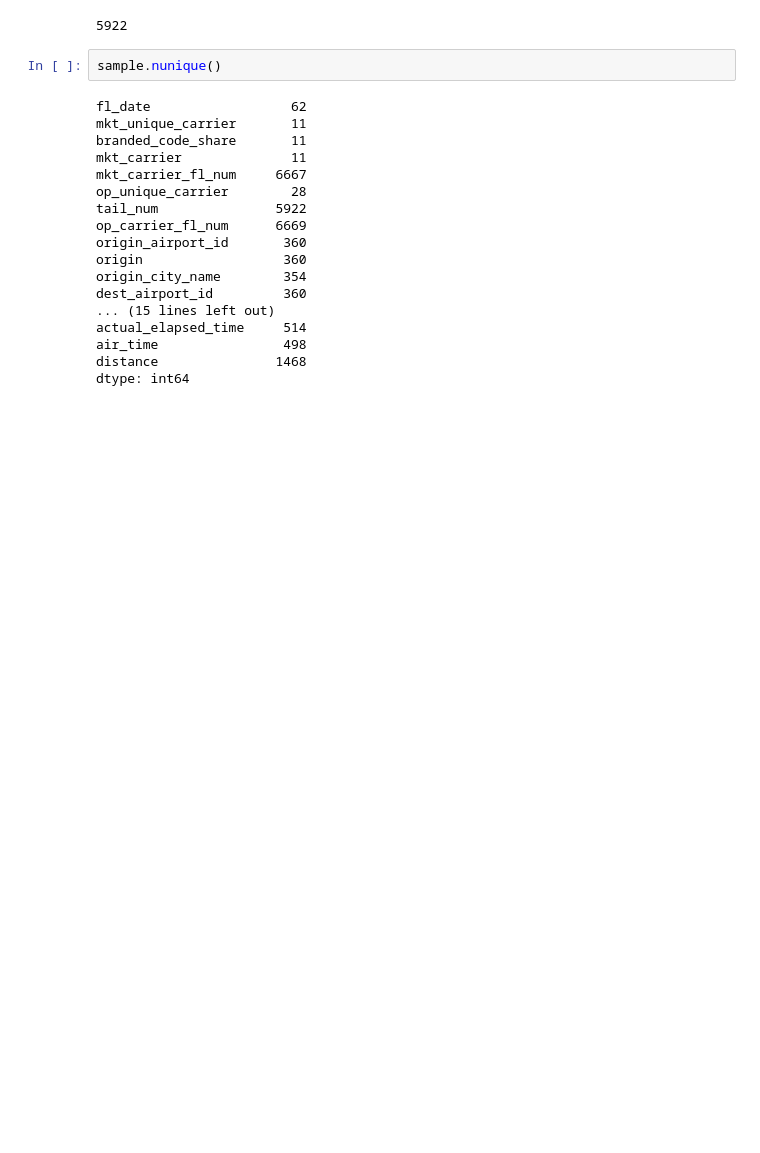
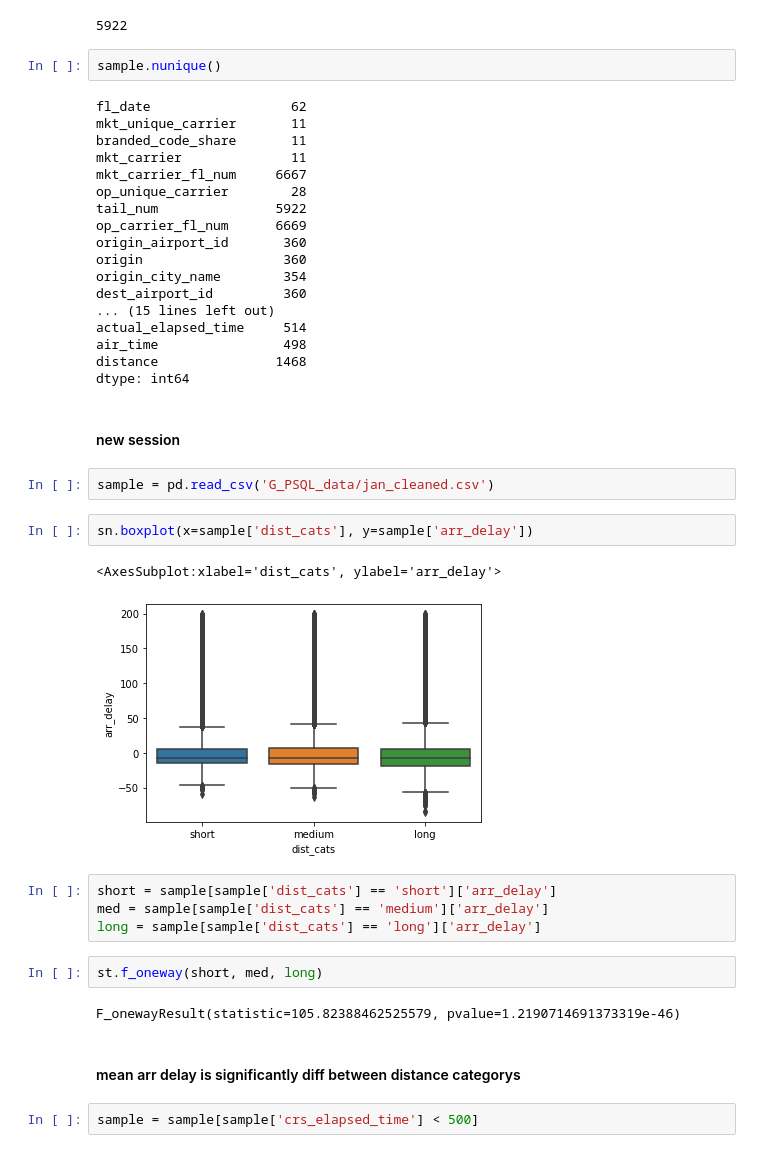
Before and after one commit to Graham-Broughton/flight_delay, a Jupyter notebook: EDA_and_preprocessing/Visualization Workbook.ipynb, the cells around one changed output. Drawn from its saved outputs; the diff is of its cells as text; blank space fills up the shorter version.

```diff
--- a/EDA_and_preprocessing/Visualization Workbook.ipynb
+++ b/EDA_and_preprocessing/Visualization Workbook.ipynb
@@ -83,3 +63,24 @@ actual_elapsed_time     514
 air_time                498
 distance               1468
 dtype: int64
+# %% [markdown]
+#### new session
+# %%
+sample = pd.read_csv('G_PSQL_data/jan_cleaned.csv')
+# %%
+sn.boxplot(x=sample['dist_cats'], y=sample['arr_delay'])
+# %% [output]
+<AxesSubplot:xlabel='dist_cats', ylabel='arr_delay'>
+[figure, added]
+# %%
+short = sample[sample['dist_cats'] == 'short']['arr_delay']
+med = sample[sample['dist_cats'] == 'medium']['arr_delay']
+long = sample[sample['dist_cats'] == 'long']['arr_delay']
+# %%
+st.f_oneway(short, med, long)
+# %% [output]
+F_onewayResult(statistic=105.82388462525579, pvalue=1.2190714691373319e-46)
+# %% [markdown]
+#### mean arr delay is significantly diff between distance categorys
+# %%
+sample = sample[sample['crs_elapsed_time'] < 500]
```
Also changed, not shown: parts of 13 cells of this notebook, 5 other files.
